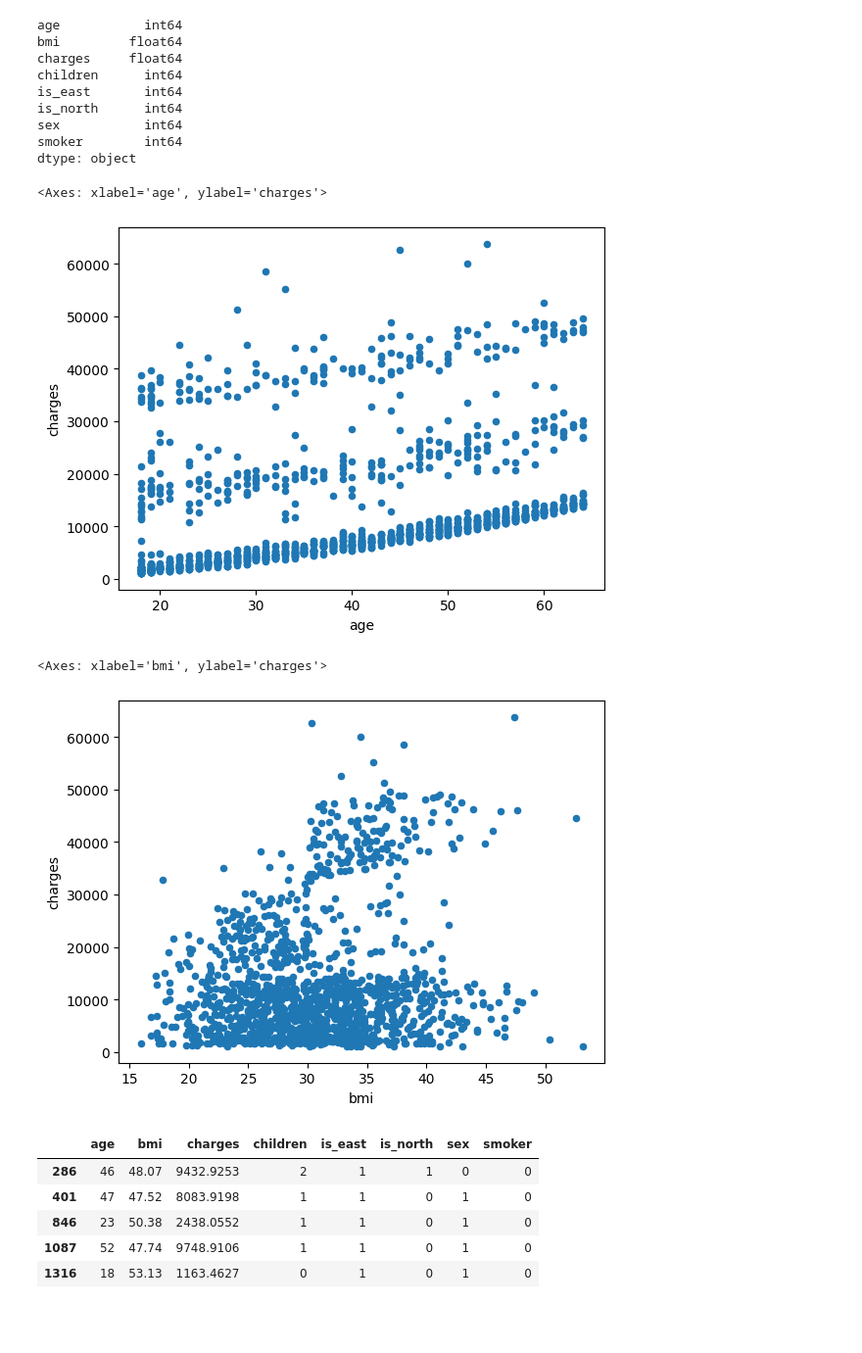
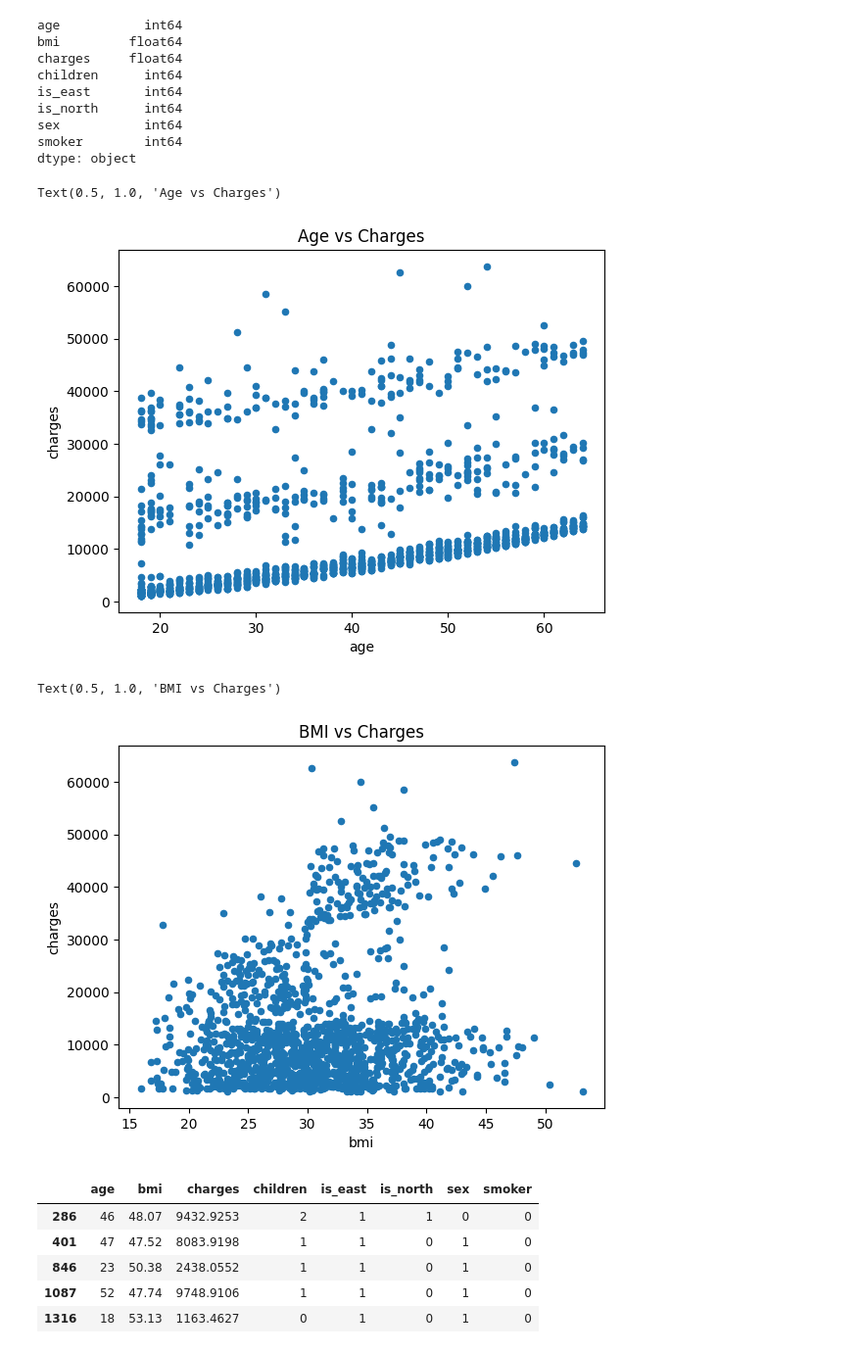
Before and after one commit to Daviddavid-sudo/Briefprimeassurance, a Jupyter notebook: dataanalyst.ipynb, the cells around one changed output. Shown: that part at 98% size. Drawn from its saved outputs; the diff is of its cells as text; code cells hidden in the pictures; blank space fills up the shorter version.

```diff
--- a/dataanalyst.ipynb
+++ b/dataanalyst.ipynb
@@ -47,14 +47,16 @@ smoker        int64
 dtype: object
 # %%
 data[['age', 'charges']].plot.scatter('age','charges')
+plt.pyplot.title('Age vs Charges')
 # %% [output]
-<Axes: xlabel='age', ylabel='charges'>
+Text(0.5, 1.0, 'Age vs Charges')
-[figure, old version]
+[figure, new version]
 # %%
 data[['bmi', 'charges']].plot.scatter('bmi','charges')
+plt.pyplot.title('BMI vs Charges')
 # %% [output]
-<Axes: xlabel='bmi', ylabel='charges'>
+Text(0.5, 1.0, 'BMI vs Charges')
-[figure, old version]
+[figure, new version]
 # %%
 data[(data['bmi']>47)& (data['charges']<10000)]
 # %% [output]
```
Also changed, not shown: parts of 8 cells of this notebook, 1 other file.
